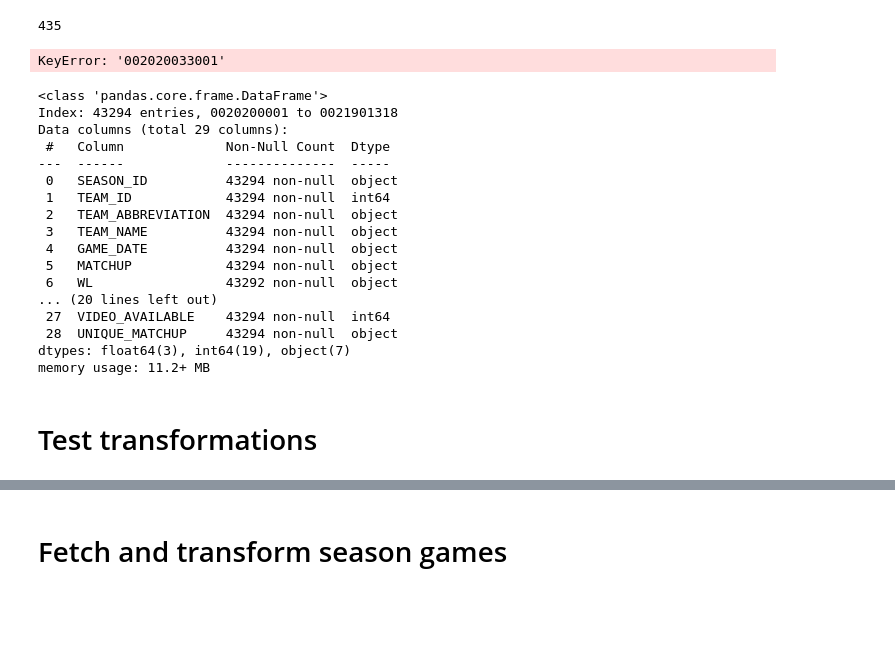
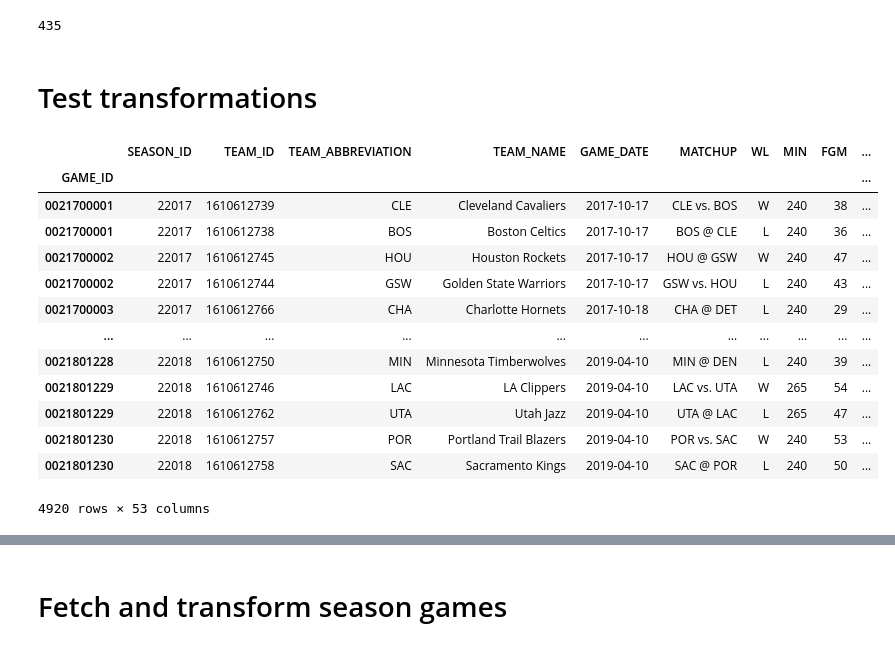
Before and after one commit to ncalderon/nba-predictor, a Jupyter notebook: dataset.ipynb, the cells around one changed output, grey strips where cells are left out. Cells and saved outputs as stored; diff of their text form; code cells hidden in the pictures; blank space fills up the shorter version.

```diff
--- a/dataset.ipynb
+++ b/dataset.ipynb
@@ -72,39 +137,32 @@ raw_season_games["UNIQUE_MATCHUP"] = raw_season_games.apply(lambda row: matchup_
 len(raw_season_games["UNIQUE_MATCHUP"].unique())
 # %% [output]
 435
-# %%
-#raw_season_games[['TEAM_ID', 'TEAM_ABBREVIATION']].groupby(by=['TEAM_ID']).count().reset_index(level=0)
-game_df = raw_season_games.loc['002020033001']
-#game_df[game_df.TEAM_ID != 1610612755]['TEAM_ID'].values[0]
-#[raw_season_games.INDEX == ]
-# %% [output]
-KeyError: '002020033001'
-# %%
-#season_games["MATCHUP"] = '-'.join(sorted([season_games.TEAM_ABBREVIATION_HOME, season_games.TEAM_ABBREVIATION_AWAY]))
-
-raw_season_games[raw_season_games.SEASON_ID.str[-4:] <= '2017'].SEASON_ID.uniq
-#.reset_index(level=0)
-#.expanding().mean()
-# %% [output]
-<class 'pandas.core.frame.DataFrame'>
-Index: 43294 entries, 0020200001 to 0021901318
-Data columns (total 29 columns):
- #   Column             Non-Null Count  Dtype
----  ------             --------------  -----
- 0   SEASON_ID          43294 non-null  object
- 1   TEAM_ID            43294 non-null  int64
- 2   TEAM_ABBREVIATION  43294 non-null  object
- 3   TEAM_NAME          43294 non-null  object
- 4   GAME_DATE          43294 non-null  object
- 5   MATCHUP            43294 non-null  object
- 6   WL                 43292 non-null  object
-... (20 lines left out)
- 27  VIDEO_AVAILABLE    43294 non-null  int64
- 28  UNIQUE_MATCHUP     43294 non-null  object
-dtypes: float64(3), int64(19), object(7)
-memory usage: 11.2+ MB
 # %% [markdown]
 # Test transformations
+# %%
+df_17 = raw_season_games[raw_season_games.SEASON_ID.str[-4:] == '2017']
+df_18  = raw_season_games[raw_season_games.SEASON_ID.str[-4:] == '2018']
+pd.concat([df_17, df_18])
+#leaguegamelog.LeagueGameLog(season_type_all_star="Regular Season"
+#                                           , season=2017).get_data_frames()[0] \
+#                                            .set_index('GAME_ID').sort_values(by=['GAME_DATE'])
+#.set_index('GAME_ID', inplace=True)
+#raw_season_games
+# %% [output]
+|  | SEASON_ID | TEAM_ID | TEAM_ABBREVIATION | TEAM_NAME | GAME_DATE | MATCHUP | WL | MIN | FGM | ... |
+| GAME_ID |  |  |  |  |  |  |  |  |  | ... |
+| 0021700001 | 22017 | 1610612739 | CLE | Cleveland Cavaliers | 2017-10-17 | CLE vs. BOS | W | 240 | 38 | ... |
+| 0021700001 | 22017 | 1610612738 | BOS | Boston Celtics | 2017-10-17 | BOS @ CLE | L | 240 | 36 | ... |
+| 0021700002 | 22017 | 1610612745 | HOU | Houston Rockets | 2017-10-17 | HOU @ GSW | W | 240 | 47 | ... |
+| 0021700002 | 22017 | 1610612744 | GSW | Golden State Warriors | 2017-10-17 | GSW vs. HOU | L | 240 | 43 | ... |
+| 0021700003 | 22017 | 1610612766 | CHA | Charlotte Hornets | 2017-10-18 | CHA @ DET | L | 240 | 29 | ... |
+| ... | ... | ... | ... | ... | ... | ... | ... | ... | ... | ... |
+| 0021801228 | 22018 | 1610612750 | MIN | Minnesota Timberwolves | 2019-04-10 | MIN @ DEN | L | 240 | 39 | ... |
+| 0021801229 | 22018 | 1610612746 | LAC | LA Clippers | 2019-04-10 | LAC vs. UTA | W | 265 | 54 | ... |
+| 0021801229 | 22018 | 1610612762 | UTA | Utah Jazz | 2019-04-10 | UTA @ LAC | L | 265 | 47 | ... |
+| 0021801230 | 22018 | 1610612757 | POR | Portland Trail Blazers | 2019-04-10 | POR vs. SAC | W | 240 | 53 | ... |
+| 0021801230 | 22018 | 1610612758 | SAC | Sacramento Kings | 2019-04-10 | SAC @ POR | L | 240 | 50 | ... |
+4920 rows × 53 columns
 # %%
 # next_season = leaguegamelog.LeagueGameLog(season_type_all_star="Regular Season"
 #                                        , season="2017-18").get_data_frames()[0].set_index('GAME_ID').sort_values(by=['GAME_DATE'])
```
Also changed, not shown: parts of 17 cells of this notebook, 1 other file.
